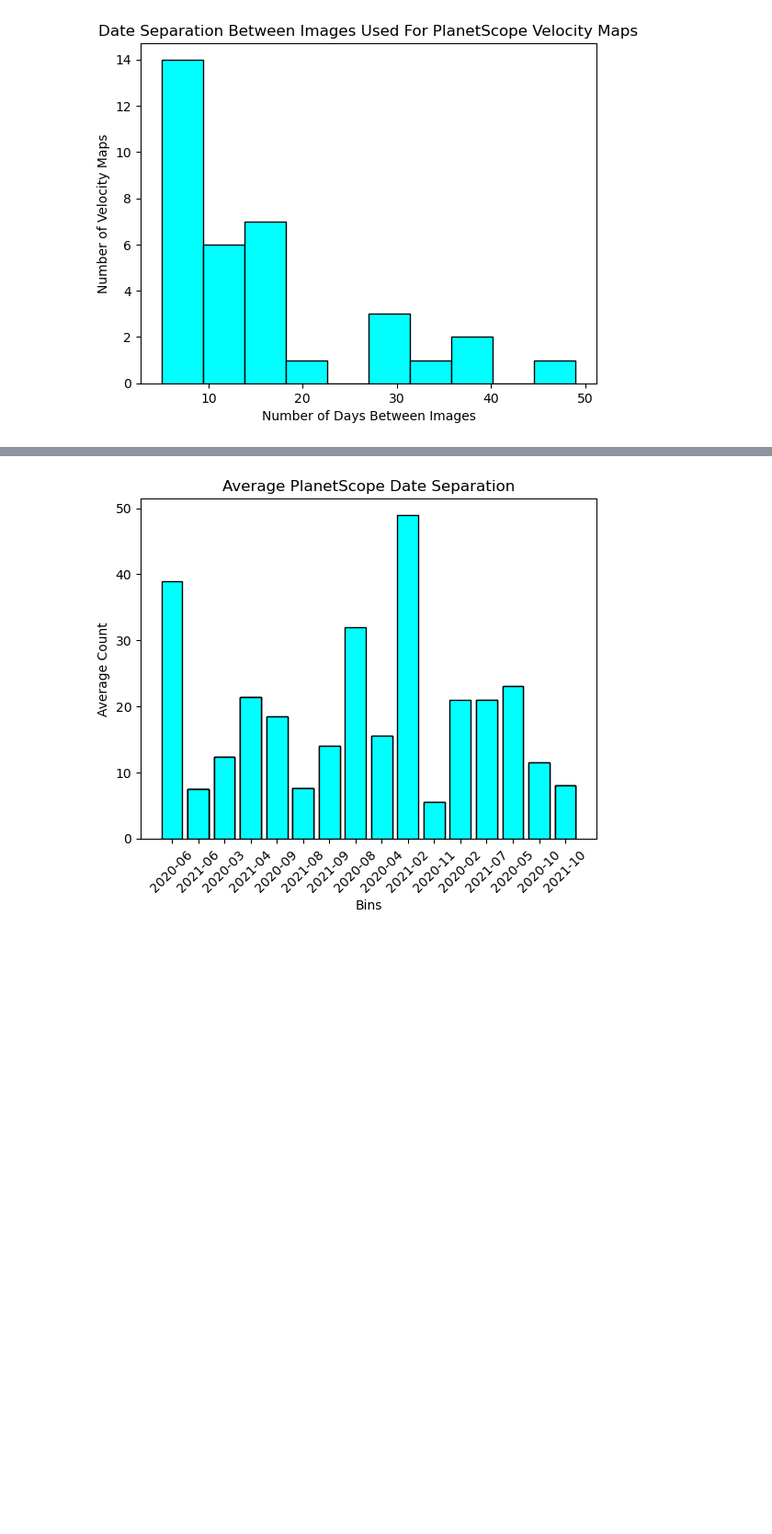
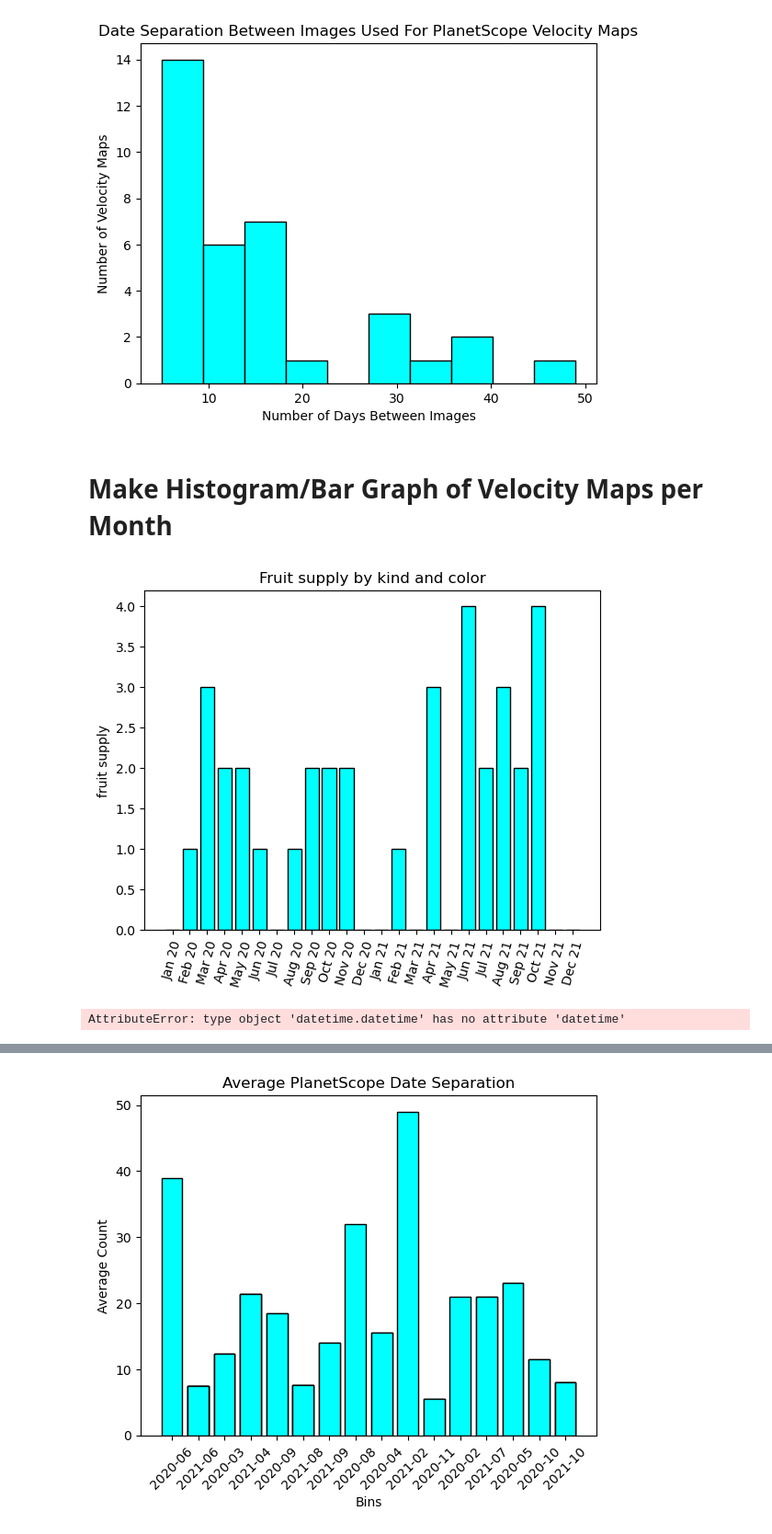
Before and after one commit to CryoGARS-Glaciology/planet_tile2img, a Jupyter notebook: Figure Generation Code.ipynb, the cells around one changed output, grey strips where cells are left out. Shown at 92% size. Drawn from its saved outputs; the diff is of its cells as text; code cells hidden in the pictures; blank space fills up the shorter version.

```diff
--- a/Figure Generation Code.ipynb
+++ b/Figure Generation Code.ipynb
@@ -329,3 +329,43 @@ plt.title('Date Separation Between Images Used For PlanetScope Velocity Maps')
 plt.savefig('/Users/maddiegendreau/Desktop/PS_Date_Separation_Histogram.png')
 # %% [output]
 [figure]
+# %% [markdown]
+# Make Histogram/Bar Graph of Velocity Maps per Month
+# %%
+fig, ax = plt.subplots()
+
+fruits = ['Jan 20', 'Feb 20', 'Mar 20', 'Apr 20', 'May 20', 'Jun 20', 'Jul 20', 'Aug 20', 'Sep 20', 'Oct 20', 'Nov 20', 'Dec 20', 'Jan 21', 'Feb 21', 'Mar 21', 'Apr 21', 'May 21', 'Jun 21', 'Jul 21', 'Aug 21', 'Sep 21', 'Oct 21', 'Nov 21', 'Dec 21']
+counts = [0, 1, 3, 2, 2, 1, 0, 1, 2, 2, 2, 0, 0, 1, 0, 3, 0, 4, 2, 3, 2, 4, 0, 0]
+bar_labels = ['Jan 20', 'Feb 20', 'Mar 20', 'Apr 20', 'May 20', 'Jun 20', 'Jul 20', 'Aug 20', 'Sep 20', 'Oct 20', 'Nov 20', 'Dec 20', 'Jan 21', 'Feb 21', 'Mar 21', 'Apr 21', 'May 21', 'Jun 21', 'Jul 21', 'Aug 21', 'Sep 21', 'Oct 21', 'Nov 21', 'Dec 21']
+#bar_colors = ['tab:red', 'tab:blue', 'tab:red', 'tab:orange']
+
+ax.bar(fruits, counts, label=bar_labels, color ='cyan', edgecolor='black')
+
+ax.set_ylabel('fruit supply')
+ax.set_title('Fruit supply by kind and color')
+plt.xticks(rotation = 75)
+#ax.legend(title='Fruit color')
+
+plt.show()
+# %% [output]
+[figure, added]
+# %%
+# SECOND ATTEMPT AT Make Velocity Maps Per Month Histogram
+
+# We want x to be the months of the year as the bins
+x = [datetime.datetime(2010, 12, 1, 10, 0),
+    datetime.datetime(2011, 1, 4, 9, 0),
+    datetime.datetime(2011, 5, 5, 9, 0)]
+
+print('x', x)
+
+# We want y to be the data for the bar plot
+y = [4, 9, 2]
+
+ax = plt.subplot(111)
+ax.bar(x, y, width=10)
+ax.xaxis_date()
+
+plt.show()
+# %% [output]
+AttributeError: type object 'datetime.datetime' has no attribute 'datetime'
```
Also changed, not shown: parts of 12 cells of this notebook.
